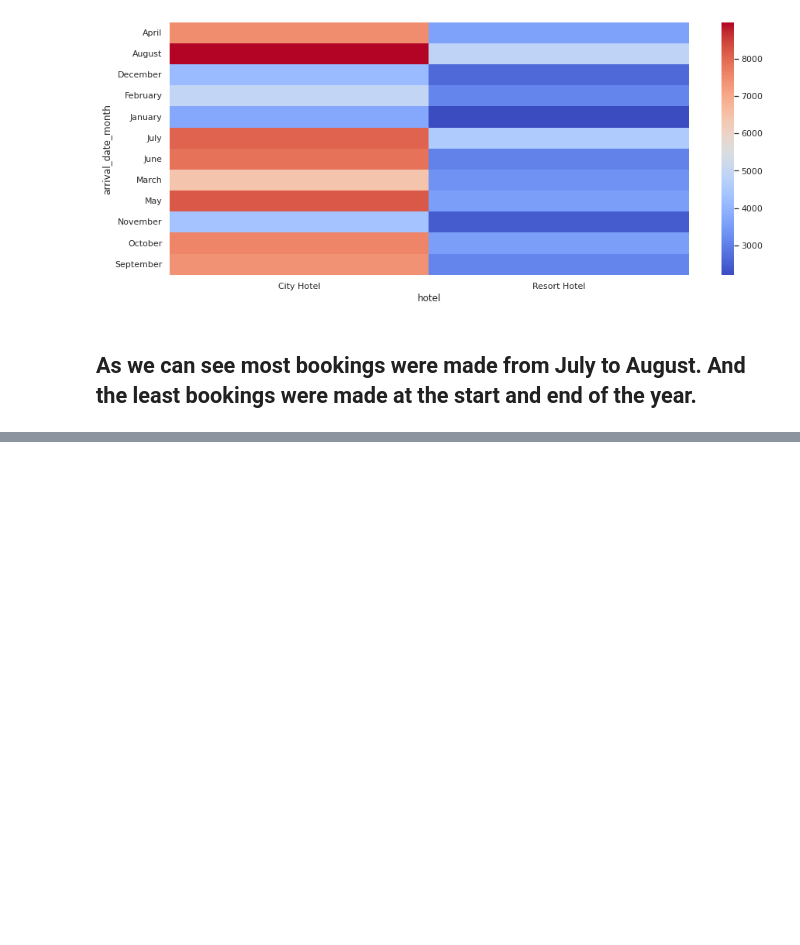
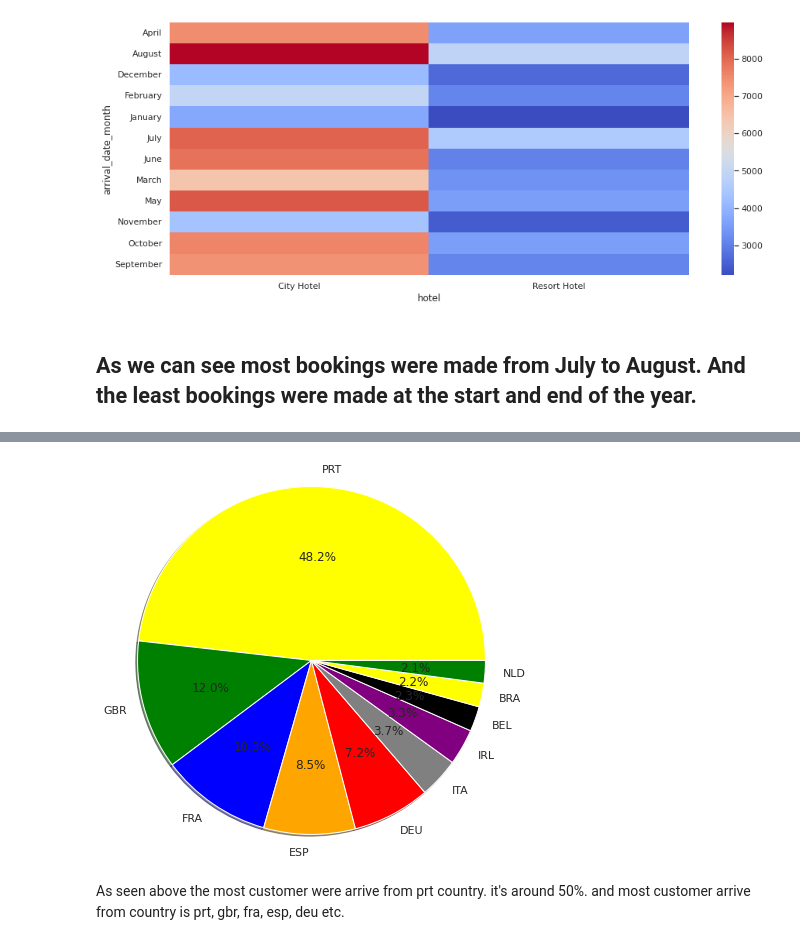
Before and after one commit to atif2786/Hotel-Booking-Analysis-, a Jupyter notebook: Hotel_Booking_Analysis_Capstone_Project.ipynb, the cells around one changed output, grey strips where cells are left out. Cells and saved outputs as stored; diff of their text form; code cells hidden in the pictures; blank space fills up the shorter version.

Commit message:
fourth commit hotel booking

```diff
--- a/Hotel_Booking_Analysis_Capstone_Project.ipynb
+++ b/Hotel_Booking_Analysis_Capstone_Project.ipynb
@@ -447,0 +450,5 @@ sns.heatmap(pd.crosstab(df_hotel.arrival_date_month,df_hotel.hotel),cmap='coolwa
+# %%
+# Counts total number of customer arrive from country.
+
+country = df_hotel['country'].value_counts()
+country
@@ -447,0 +468,9 @@ sns.heatmap(pd.crosstab(df_hotel.arrival_date_month,df_hotel.hotel),cmap='coolwa
+# %%
+# which country are the most customer visited.
+
+country.head(10).plot.pie(autopct='%1.1f%%',shadow=True,radius=2,colors=['yellow','green','blue','orange','red','grey','purple','black']);
+# %% [output]
+[figure, added]
+# %% [markdown]
+As seen above the most customer were arrive from prt country. it's around 50%.
+and most customer arrive from country is prt, gbr, fra, esp, deu etc.
```
Also changed, not shown: parts of 2 cells of this notebook.
